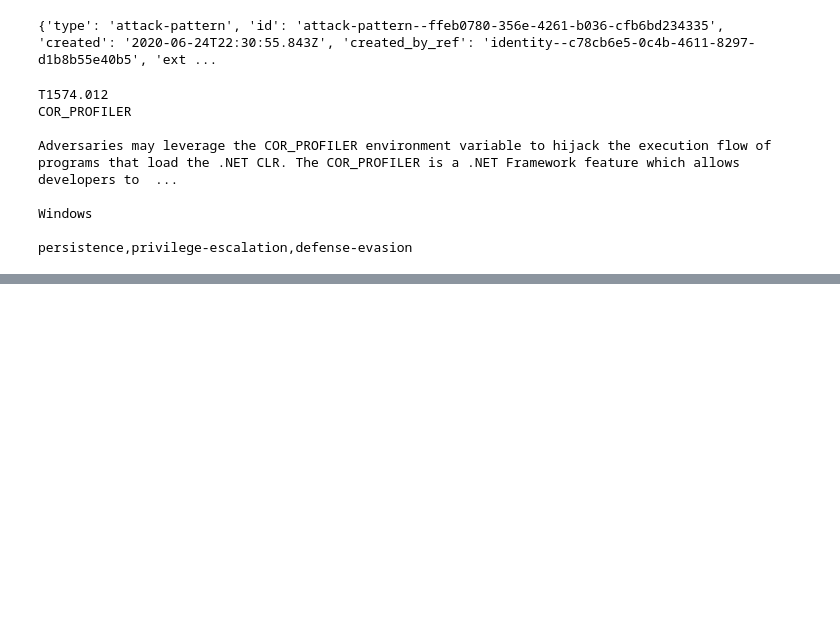
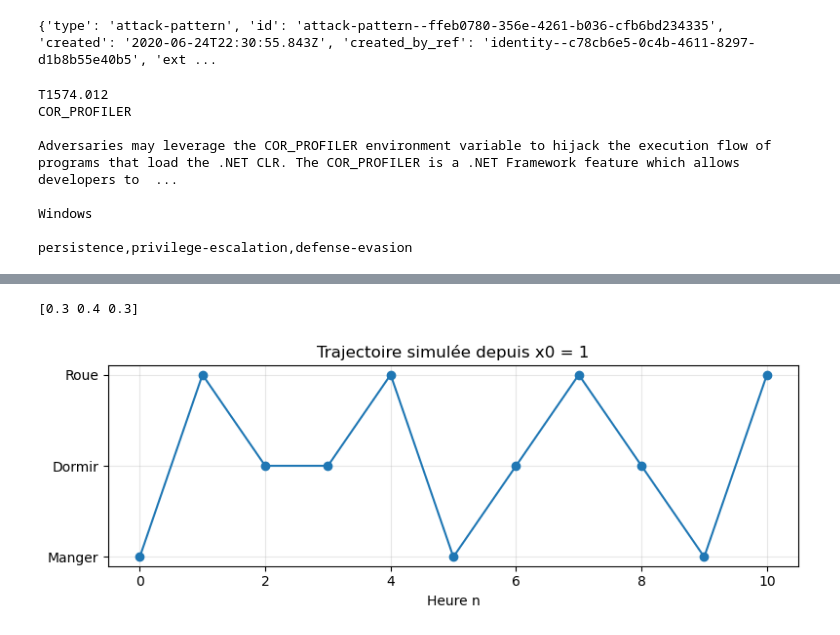
Before and after one commit to abdomg42/SOC-Copilot, a Jupyter notebook: main.ipynb, the cells around one changed output, grey strips where cells are left out. Cells and saved outputs as stored; diff of their text form; code cells hidden in the pictures; blank space fills up the shorter version.

```diff
--- a/main.ipynb
+++ b/main.ipynb
@@ -60,0 +63,13 @@ persistence,privilege-escalation,defense-evasion
+# %%
+import numpy as np
+import numpy.linalg as la
+import numpy.random as rd
+import matplotlib.pyplot as plt
+
+A = np.array([[0,   0.7, 0.3],
+              [0.3, 0.4, 0.3],
+              [0.5, 0.5, 0.0]])
+
+
+n = 5
+M = la.matrix_power(A, n)   # calcule A^n
@@ -60,0 +97,7 @@ persistence,privilege-escalation,defense-evasion
+# %%
+V1 = A[1]
+V0 = np.array([0, 1, 0])
+V1 = V0 @ A    # lien entre V1 et A
+print(V1)
+# %% [output]
+[0.3 0.4 0.3]
@@ -60,0 +113,9 @@ persistence,privilege-escalation,defense-evasion
+# %%
+def SimuMarkovEtape(x0, A):
+    ligne = A[x0 - 1]
+    u = rd.random()
+    cumul = 0
+    for j, prob in enumerate(ligne):
+        cumul += prob
+        if u < cumul:
+            return j + 1
@@ -60,0 +128,22 @@ persistence,privilege-escalation,defense-evasion
+# %%
+def SimuTrajectoire(x0, A, n):
+    traj = [x0]
+    for i in range(n):
+        prochain = SimuMarkovEtape(traj[-1], A)
+        traj.append(prochain)
+    return traj
+# %%
+x0 = 1
+n  = 10
+traj = SimuTrajectoire(x0, A, n)
+
+plt.figure(figsize=(8, 3))
+plt.plot(range(n + 1), traj, marker='o', linestyle='-')
+plt.yticks([1, 2, 3], ['Manger', 'Dormir', 'Roue'])
+plt.xlabel('Heure n')
+plt.title(f'Trajectoire simulée depuis x0 = {x0}')
+plt.grid(True, alpha=0.3)
+plt.tight_layout()
+plt.show()
+# %% [output]
+[figure, added]
```
Also changed, not shown: parts of 8 cells of this notebook, 3 other files.
